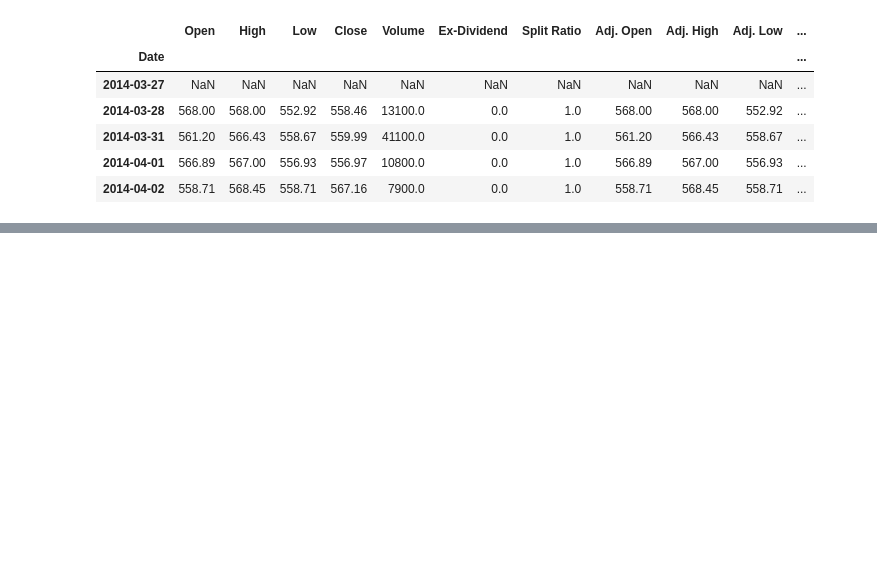
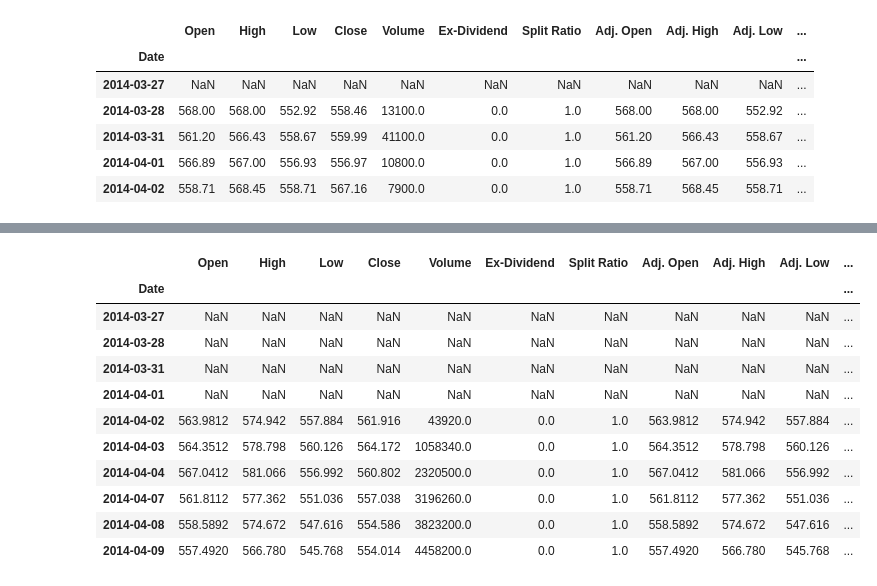
Before and after one commit to maykulkarni/algo_trading, a Jupyter notebook: Collecting Data and Basic Operations.ipynb, the cells around one changed output, grey strips where cells are left out. Drawn from its saved outputs; the diff is of its cells as text; code cells hidden in the pictures; blank space fills up the shorter version.

```diff
--- a/Collecting Data and Basic Operations.ipynb
+++ b/Collecting Data and Basic Operations.ipynb
@@ -69,0 +75,15 @@ Everything has been shifted down, and the last entry is lost. You can similarly
+# %%
+goog.rolling(window=5).mean().head(n=10)
+# %% [output]
+|  | Open | High | Low | Close | Volume | Ex-Dividend | Split Ratio | Adj. Open | Adj. High | Adj. Low | ... |
+| Date |  |  |  |  |  |  |  |  |  |  | ... |
+| 2014-03-27 | NaN | NaN | NaN | NaN | NaN | NaN | NaN | NaN | NaN | NaN | ... |
+| 2014-03-28 | NaN | NaN | NaN | NaN | NaN | NaN | NaN | NaN | NaN | NaN | ... |
+| 2014-03-31 | NaN | NaN | NaN | NaN | NaN | NaN | NaN | NaN | NaN | NaN | ... |
+| 2014-04-01 | NaN | NaN | NaN | NaN | NaN | NaN | NaN | NaN | NaN | NaN | ... |
+| 2014-04-02 | 563.9812 | 574.942 | 557.884 | 561.916 | 43920.0 | 0.0 | 1.0 | 563.9812 | 574.942 | 557.884 | ... |
+| 2014-04-03 | 564.3512 | 578.798 | 560.126 | 564.172 | 1058340.0 | 0.0 | 1.0 | 564.3512 | 578.798 | 560.126 | ... |
+| 2014-04-04 | 567.0412 | 581.066 | 556.992 | 560.802 | 2320500.0 | 0.0 | 1.0 | 567.0412 | 581.066 | 556.992 | ... |
+| 2014-04-07 | 561.8112 | 577.362 | 551.036 | 557.038 | 3196260.0 | 0.0 | 1.0 | 561.8112 | 577.362 | 551.036 | ... |
+| 2014-04-08 | 558.5892 | 574.672 | 547.616 | 554.586 | 3823200.0 | 0.0 | 1.0 | 558.5892 | 574.672 | 547.616 | ... |
+| 2014-04-09 | 557.4920 | 566.780 | 545.768 | 554.014 | 4458200.0 | 0.0 | 1.0 | 557.4920 | 566.780 | 545.768 | ... |
```
Also changed, not shown: parts of 8 cells of this notebook.
